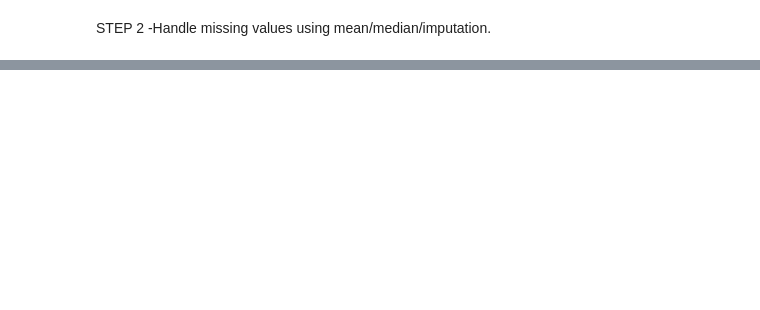
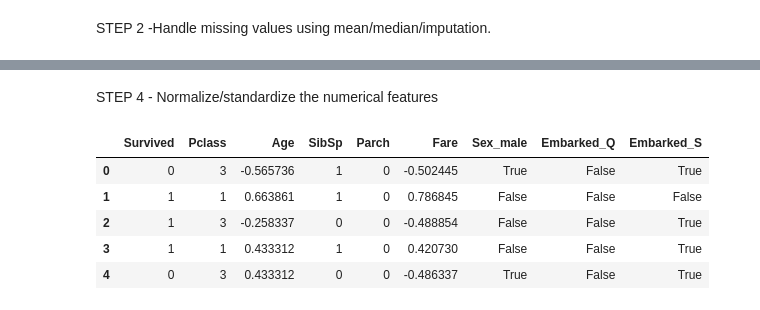
Before and after one commit to D4X-max/Task-1-Data-Cleaning-Preprocessing, a Jupyter notebook: data_preprocessing_cleaning.ipynb, the cells around one changed output, grey strips where cells are left out. Cells and saved outputs as stored; diff of their text form; code cells hidden in the pictures; blank space fills up the shorter version.

```diff
--- a/data_preprocessing_cleaning.ipynb
+++ b/data_preprocessing_cleaning.ipynb
@@ -38,0 +52,2 @@ STEP 2 -Handle missing values using mean/median/imputation.
+# %% [markdown]
+STEP 4 - Normalize/standardize the numerical features
@@ -38,0 +66,9 @@ STEP 2 -Handle missing values using mean/median/imputation.
+# %%
+encoded_sample1.head()
+# %% [output]
+|  | Survived | Pclass | Age | SibSp | Parch | Fare | Sex_male | Embarked_Q | Embarked_S |
+| 0 | 0 | 3 | -0.565736 | 1 | 0 | -0.502445 | True | False | True |
+| 1 | 1 | 1 | 0.663861 | 1 | 0 | 0.786845 | False | False | False |
+| 2 | 1 | 3 | -0.258337 | 0 | 0 | -0.488854 | False | False | True |
+| 3 | 1 | 1 | 0.433312 | 1 | 0 | 0.420730 | False | False | True |
+| 4 | 0 | 3 | 0.433312 | 0 | 0 | -0.486337 | True | False | True |
```
Also changed, not shown: parts of 20 cells of this notebook.
